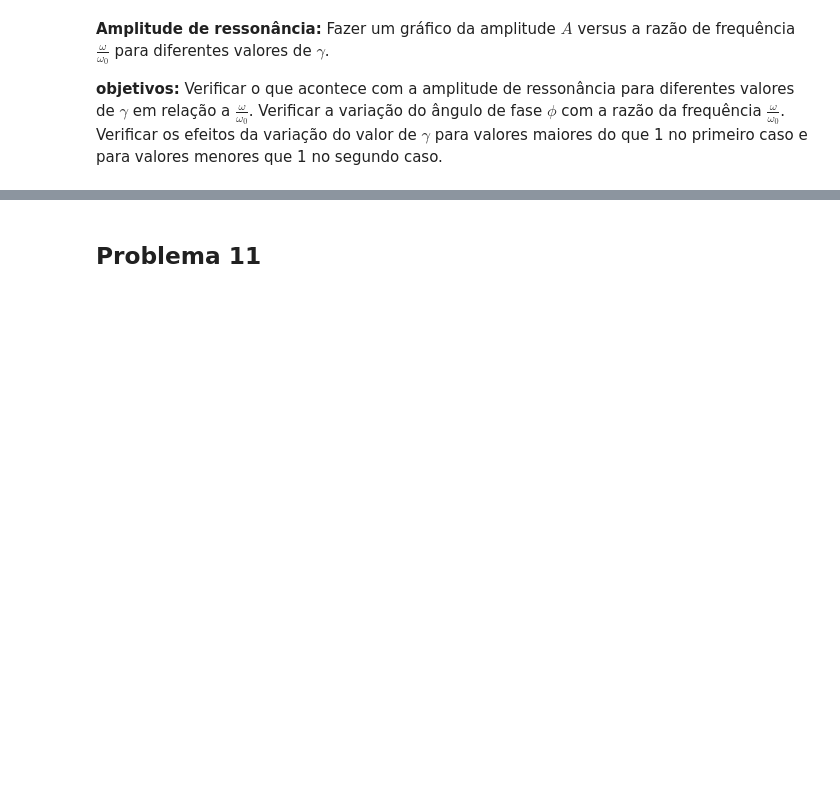
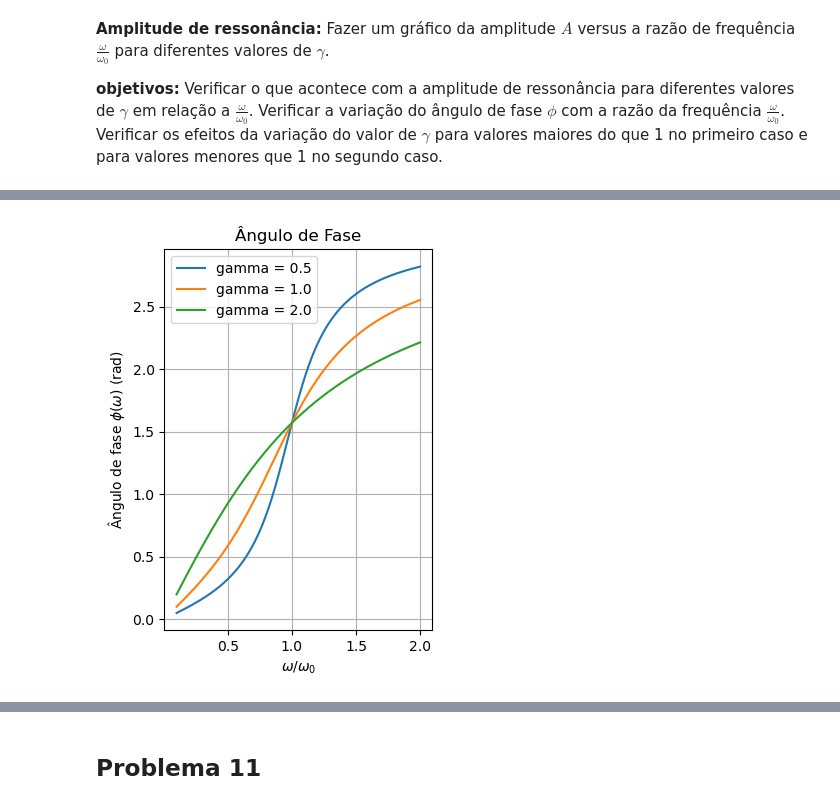
Before and after one commit to manels15/Mec_classica_1, a Jupyter notebook: Lista 1.ipynb, the cells around one changed output, grey strips where cells are left out. Drawn from its saved outputs; the diff is of its cells as text; code cells hidden in the pictures; blank space fills up the shorter version.

```diff
--- a/Lista 1.ipynb
+++ b/Lista 1.ipynb
@@ -1162,0 +1211,18 @@ Vamos utilizar as equações que já foram demonstradas nas questões 8 e 9 e ir
+# %%
+# Gráfico do ângulo de fase
+plt.subplot(1,2,2)
+for gamma in gammas:
+    beta = gamma/2
+    phi = np.arctan2(2*beta*omega, omega0**2 - omega**2)
+    plt.plot(omega/omega0, phi, label=f'gamma = {gamma}')
+
+plt.xlabel(r'$\omega/\omega_0$')
+plt.ylabel('Ângulo de fase $\phi(\omega)$ (rad)')
+plt.title('Ângulo de Fase')
+plt.grid(True)
+plt.legend()
+
+plt.tight_layout()
+plt.show()
+# %% [output]
+[figure, added]
```
Also changed, not shown: parts of 7 cells of this notebook.
